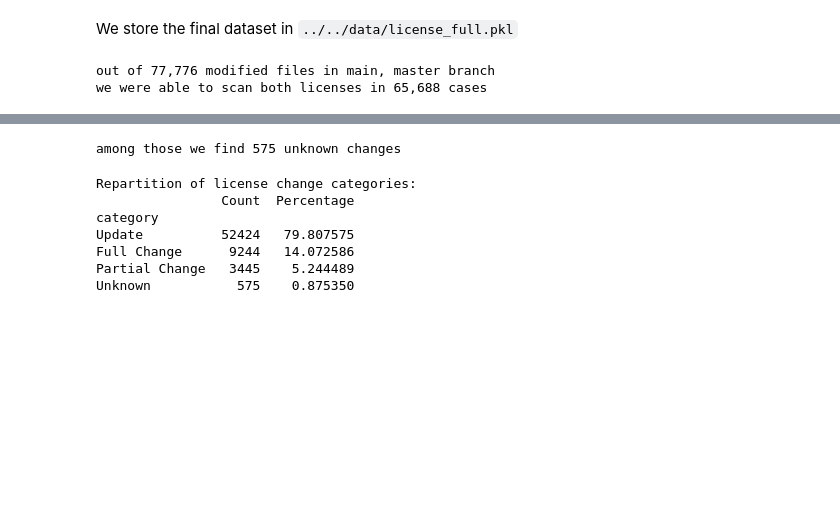
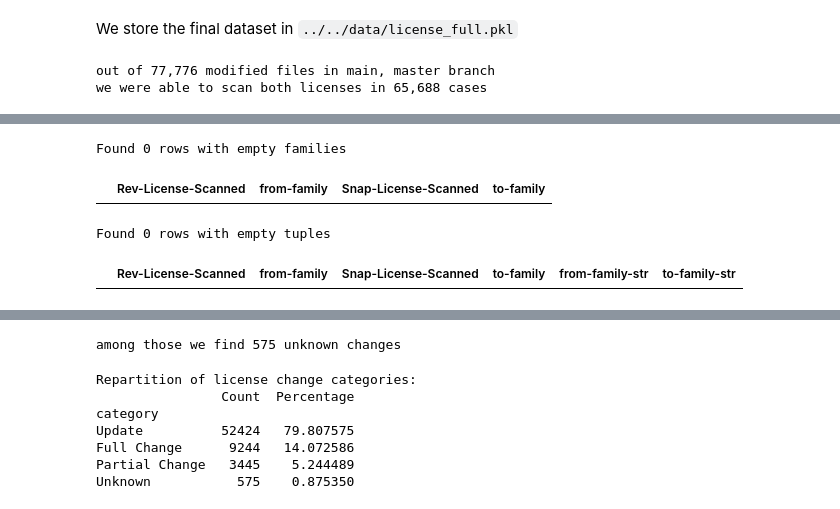
Before and after one commit to srapaport/modified-files, a Jupyter notebook: notebooks/license_analysis.ipynb, the cells around one changed output, grey strips where cells are left out. Drawn from its saved outputs; the diff is of its cells as text; code cells hidden in the pictures; blank space fills up the shorter version.

```diff
--- a/notebooks/license_analysis.ipynb
+++ b/notebooks/license_analysis.ipynb
@@ -148,0 +151,2 @@ unknown = df_without_na[df_without_na['category']=="Unknown"]
+# %%
+change = df[df['category']=='Full Change']
@@ -148,0 +179,5 @@ unknown = df_without_na[df_without_na['category']=="Unknown"]
+# %%
+change_counts = change.copy()
+change_counts['from-family-str'] = change_counts['from-family'].apply(lambda x: tuple(sorted(x)) if isinstance(x, set) else x)
+change_counts['to-family-str'] = change_counts['to-family'].apply(lambda x: tuple(sorted(x)) if isinstance(x, set) else x)
+change_counts[['from-family-str', 'to-family-str']].value_counts().head(12)
@@ -148,0 +199,18 @@ unknown = df_without_na[df_without_na['category']=="Unknown"]
+# %%
+# Filter for rows where both from-family and to-family are empty sets
+empty_families = change[(change['from-family'].apply(lambda x: len(x) == 0 if isinstance(x, set) else False)) &
+                        (change['to-family'].apply(lambda x: len(x) == 0 if isinstance(x, set) else False))]
+print(f"Found {len(empty_families)} rows with empty families")
+empty_families[['Rev-License-Scanned', 'from-family', 'Snap-License-Scanned', 'to-family']].head(10)
+# %% [output]
+Found 0 rows with empty families
+|  | Rev-License-Scanned | from-family | Snap-License-Scanned | to-family |
+# %%
+# Filter using the converted tuple columns to match the value_counts result
+empty_tuple_rows = change_counts[(change_counts['from-family-str'] == ()) & (change_counts['to-family-str'] == ())]
+print(f"Found {len(empty_tuple_rows)} rows with empty tuples")
+# Show the original columns to see what's actually there
+empty_tuple_rows[['Rev-License-Scanned', 'from-family', 'Snap-License-Scanned', 'to-family', 'from-family-str', 'to-family-str']].head(20)
+# %% [output]
+Found 0 rows with empty tuples
+|  | Rev-License-Scanned | from-family | Snap-License-Scanned | to-family | from-family-str | to-family-str |
```
Also changed, not shown: parts of 6 cells of this notebook, 3 other files.
